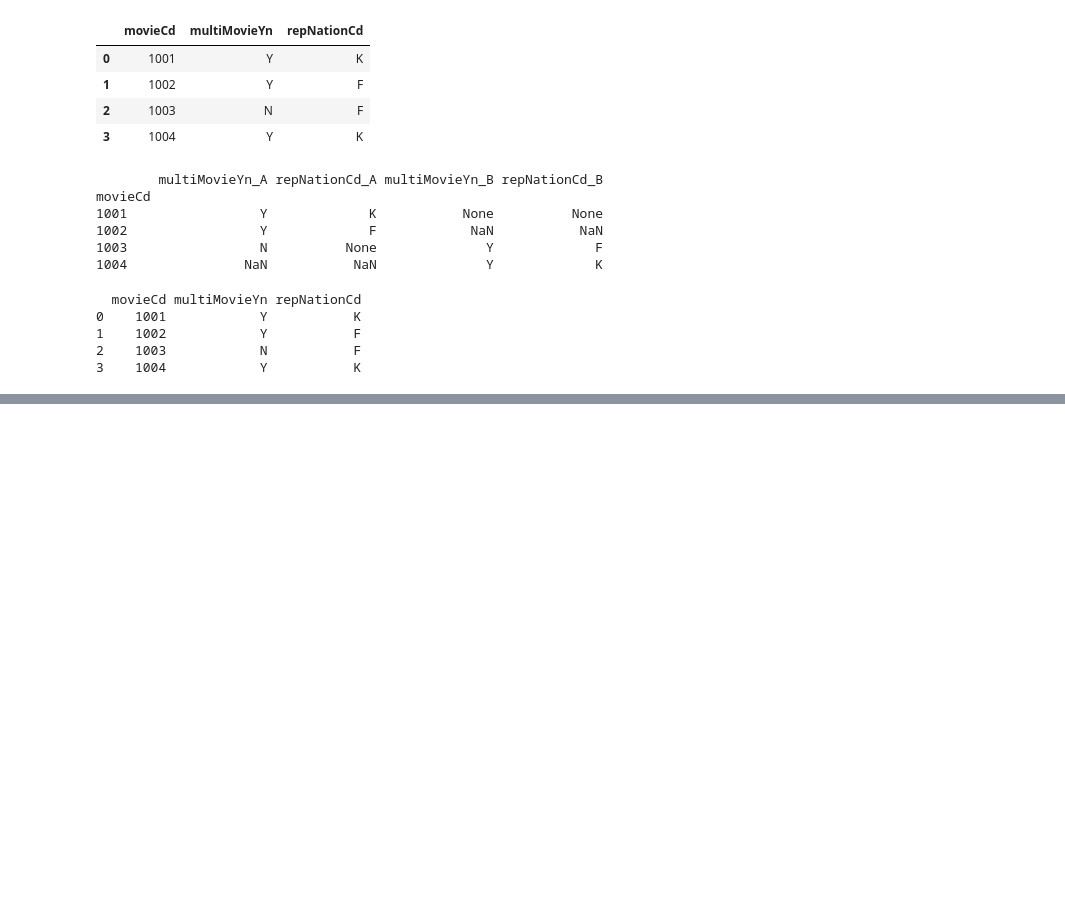
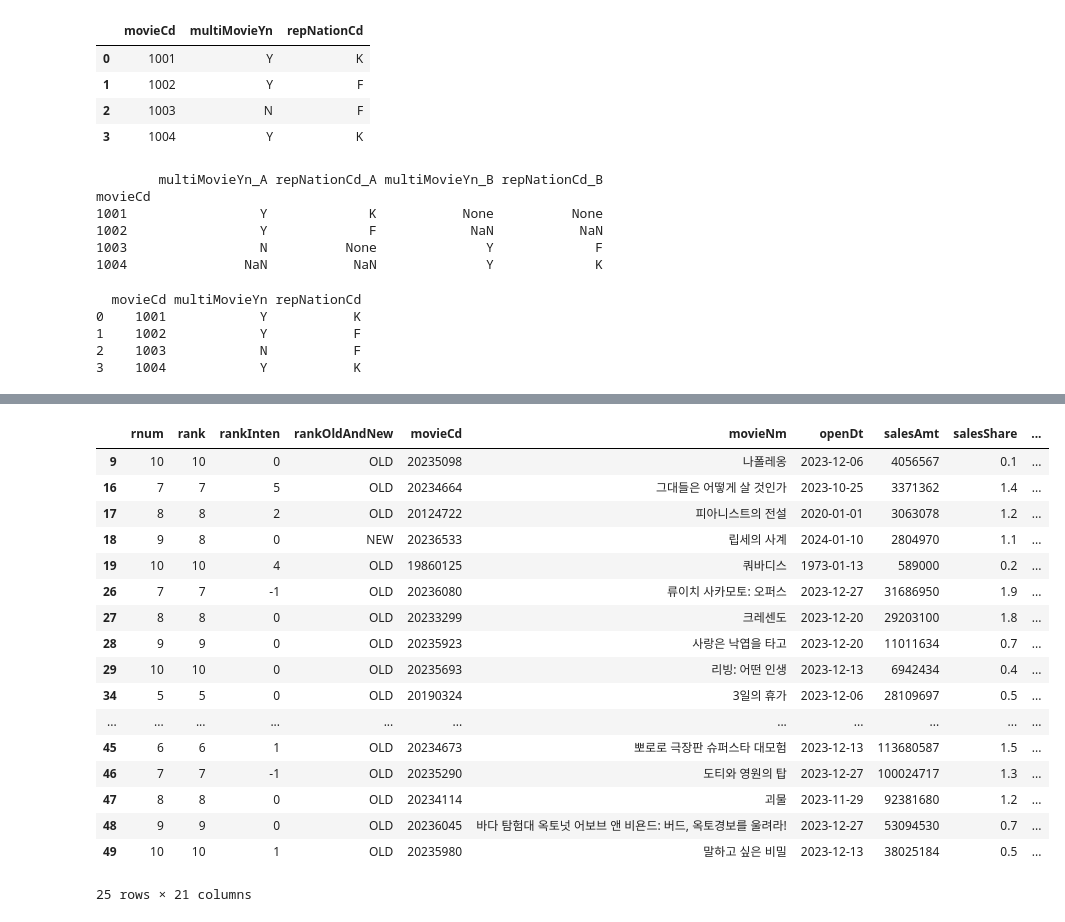
Before and after one commit to stundrg/myairflow, a Jupyter notebook: Note/Tracking.ipynb, the cells around one changed output, grey strips where cells are left out. Drawn from its saved outputs; the diff is of its cells as text; code cells hidden in the pictures; blank space fills up the shorter version.

```diff
--- a/Note/Tracking.ipynb
+++ b/Note/Tracking.ipynb
@@ -75,0 +141,23 @@ print(merged_df)
+# %%
+df = df.drop_duplicates(subset='movieCd', keep='last')
+
+df
+# %% [output]
+|  | rnum | rank | rankInten | rankOldAndNew | movieCd | movieNm | openDt | salesAmt | salesShare | ... |
+| 9 | 10 | 10 | 0 | OLD | 20235098 | 나폴레옹 | 2023-12-06 | 4056567 | 0.1 | ... |
+| 16 | 7 | 7 | 5 | OLD | 20234664 | 그대들은 어떻게 살 것인가 | 2023-10-25 | 3371362 | 1.4 | ... |
+| 17 | 8 | 8 | 2 | OLD | 20124722 | 피아니스트의 전설 | 2020-01-01 | 3063078 | 1.2 | ... |
+| 18 | 9 | 8 | 0 | NEW | 20236533 | 립세의 사계 | 2024-01-10 | 2804970 | 1.1 | ... |
+| 19 | 10 | 10 | 4 | OLD | 19860125 | 쿼바디스 | 1973-01-13 | 589000 | 0.2 | ... |
+| 26 | 7 | 7 | -1 | OLD | 20236080 | 류이치 사카모토: 오퍼스 | 2023-12-27 | 31686950 | 1.9 | ... |
+| 27 | 8 | 8 | 0 | OLD | 20233299 | 크레센도 | 2023-12-20 | 29203100 | 1.8 | ... |
+| 28 | 9 | 9 | 0 | OLD | 20235923 | 사랑은 낙엽을 타고 | 2023-12-20 | 11011634 | 0.7 | ... |
+| 29 | 10 | 10 | 0 | OLD | 20235693 | 리빙: 어떤 인생 | 2023-12-13 | 6942434 | 0.4 | ... |
+| 34 | 5 | 5 | 0 | OLD | 20190324 | 3일의 휴가 | 2023-12-06 | 28109697 | 0.5 | ... |
+| ... | ... | ... | ... | ... | ... | ... | ... | ... | ... | ... |
+| 45 | 6 | 6 | 1 | OLD | 20234673 | 뽀로로 극장판 슈퍼스타 대모험 | 2023-12-13 | 113680587 | 1.5 | ... |
+| 46 | 7 | 7 | -1 | OLD | 20235290 | 도티와 영원의 탑 | 2023-12-27 | 100024717 | 1.3 | ... |
+| 47 | 8 | 8 | 0 | OLD | 20234114 | 괴물 | 2023-11-29 | 92381680 | 1.2 | ... |
+| 48 | 9 | 9 | 0 | OLD | 20236045 | 바다 탐험대 옥토넛 어보브 앤 비욘드: 버드, 옥토경보를 울려라! | 2023-12-27 | 53094530 | 0.7 | ... |
+| 49 | 10 | 10 | 1 | OLD | 20235980 | 말하고 싶은 비밀 | 2023-12-13 | 38025184 | 0.5 | ... |
+25 rows × 21 columns
```
Also changed, not shown: parts of 21 cells of this notebook, 4 other files.
